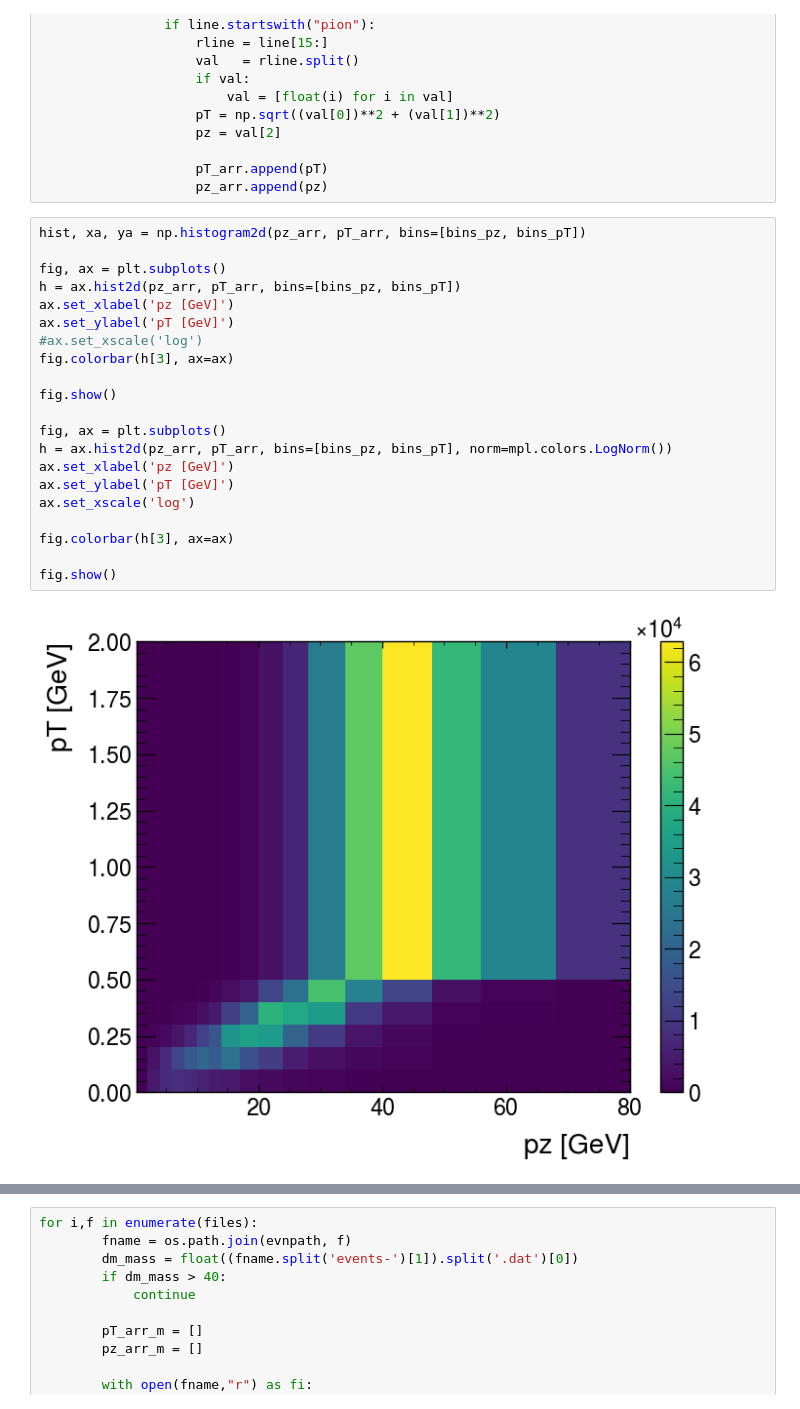
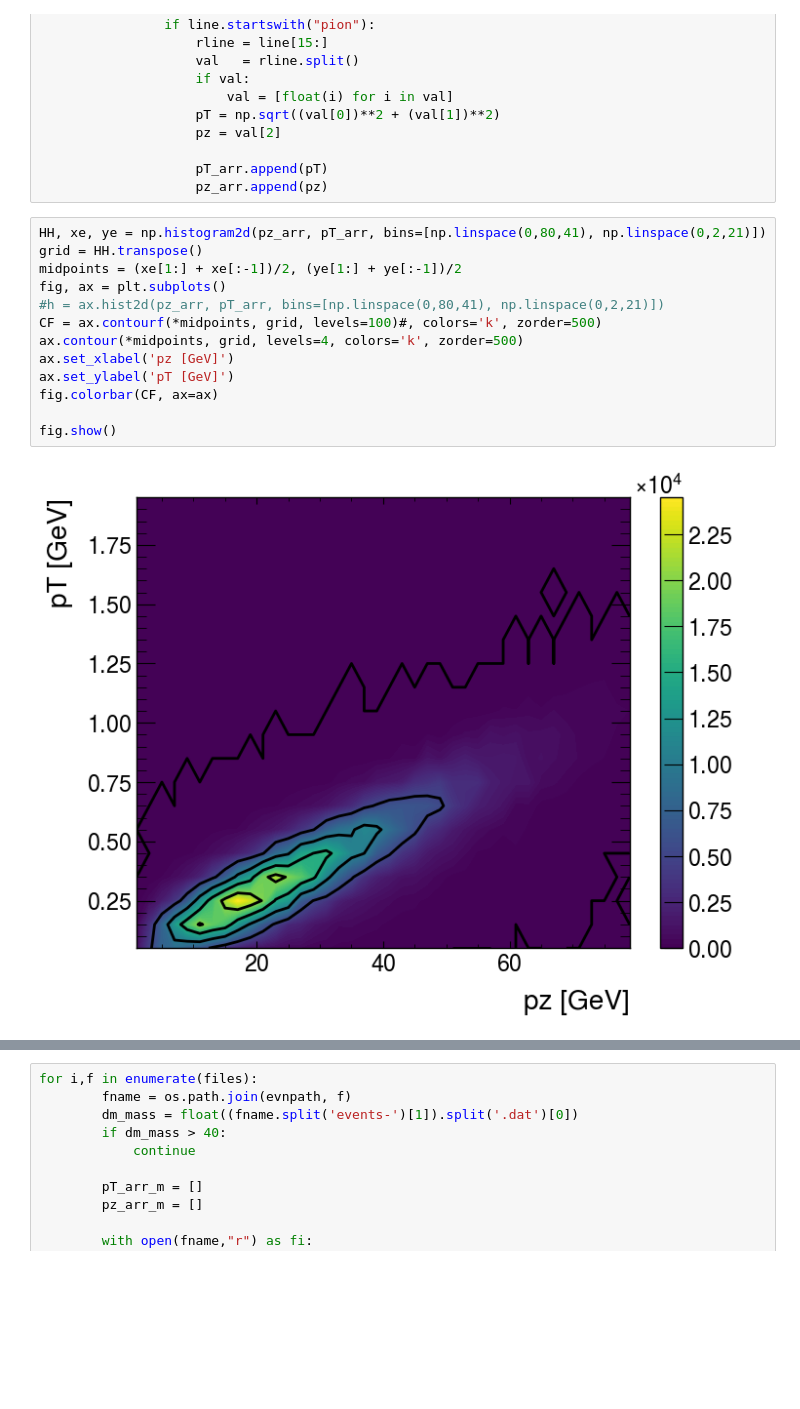
Before and after one commit to horohoo/thoroho-nova, a Jupyter notebook: ldmcode/NOvA_pion_dist.ipynb, the cells around one changed output, grey strips where cells are left out. Drawn from its saved outputs; the diff is of its cells as text; blank space fills up the shorter version.

Commit message:
Updated contour lines

```diff
--- a/ldmcode/NOvA_pion_dist.ipynb
+++ b/ldmcode/NOvA_pion_dist.ipynb
@@ -55,25 +55,17 @@ for i,f in enumerate(files):
                     pT_arr.append(pT)
                     pz_arr.append(pz)
 # %%
-hist, xa, ya = np.histogram2d(pz_arr, pT_arr, bins=[bins_pz, bins_pT])
-
+HH, xe, ye = np.histogram2d(pz_arr, pT_arr, bins=[np.linspace(0,80,41), np.linspace(0,2,21)])
+grid = HH.transpose()
+midpoints = (xe[1:] + xe[:-1])/2, (ye[1:] + ye[:-1])/2
 fig, ax = plt.subplots()
-h = ax.hist2d(pz_arr, pT_arr, bins=[bins_pz, bins_pT])
+#h = ax.hist2d(pz_arr, pT_arr, bins=[np.linspace(0,80,41), np.linspace(0,2,21)])
+CF = ax.contourf(*midpoints, grid, levels=100)#, colors='k', zorder=500)
+ax.contour(*midpoints, grid, levels=4, colors='k', zorder=500)
 ax.set_xlabel('pz [GeV]')
 ax.set_ylabel('pT [GeV]')
-#ax.set_xscale('log')
-fig.colorbar(h[3], ax=ax)
+fig.colorbar(CF, ax=ax)
 
 fig.show()
-
-fig, ax = plt.subplots()
-h = ax.hist2d(pz_arr, pT_arr, bins=[bins_pz, bins_pT], norm=mpl.colors.LogNorm())
-ax.set_xlabel('pz [GeV]')
-ax.set_ylabel('pT [GeV]')
-ax.set_xscale('log')
-
-fig.colorbar(h[3], ax=ax)
-
-fig.show()
 # %% [output]
-[figure, old version]
+[figure, new version]
```
Also changed, not shown: parts of 10 cells of this notebook.
